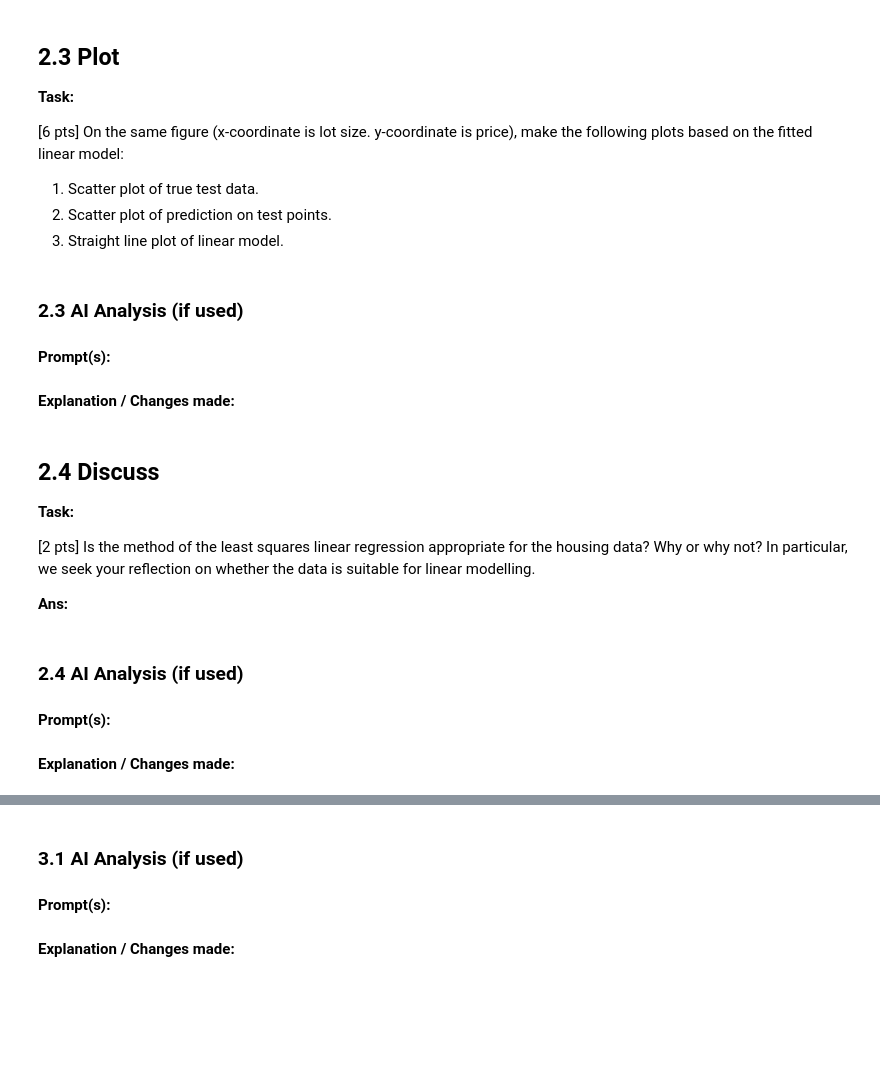
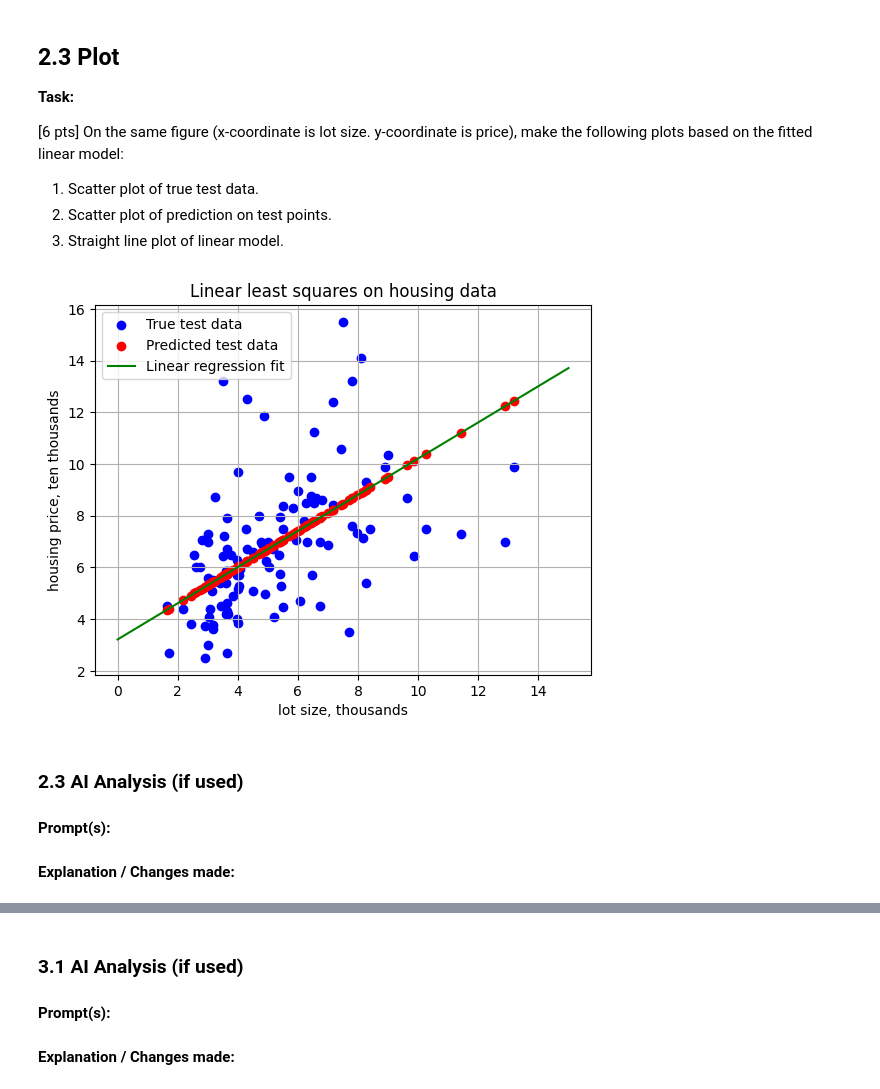
Before and after one commit to jingaling00/intro-data-science-spring26, a Jupyter notebook: intro-ds-hw2-jyz.ipynb, the cells around one changed output, grey strips where cells are left out. Drawn from its saved outputs; the diff is of its cells as text; code cells hidden in the pictures; blank space fills up the shorter version.

```diff
--- a/intro-ds-hw2-jyz.ipynb
+++ b/intro-ds-hw2-jyz.ipynb
@@ -151,0 +145,9 @@ print('beta1 = ', reg.coef_[0,0])
+# %%
+from sklearn.linear_model import LinearRegression
+# TODO use sklearn
+x_reg = x_train.reshape(-1, 1)
+model = LinearRegression()
+reg = model.fit(x_reg, y_train)
+
+print('beta0 = ', reg.intercept_) # got error from intercept_[0]
+print('beta1 = ', reg.coef_[0]) # got error from coef_[0,0]
@@ -162,7 +167,8 @@ print('beta1 = ', reg.coef_[0,0])
 [2 pts] Use your sklearn fitted model to make a prediction about the `y` on the test dataset. Name the predicted values of `y_test_pred`.
 # %%
 # TODO predict on the test set
-Y_test_pred = None
+x_test_pred = x_test.reshape(-1,1)
+Y_test_pred = model.predict(x_test_pred)
 # %% [markdown]
 ### 2.2 AI Analysis (if used)
 
@@ -180,29 +186,24 @@ Y_test_pred = None
 # %%
 # TODO plot
 
+plt.scatter(x_test, y_test, c = 'blue', label = 'True test data')
+plt.scatter(x_test, Y_test_pred, c = 'red', label = 'Predicted test data')
+
+x1 = np.linspace(0, 15, 500)
+y1 = x1 * reg.coef_[0] + reg.intercept_
+plt.plot(x1, y1, c = 'green', label = 'Linear regression fit')
 
 plt.title('Linear least squares on housing data')
 plt.xlabel('lot size, thousands')
 plt.ylabel('housing price, ten thousands')
 plt.legend()
 plt.grid()
 plt.show()
+# %% [output]
+[figure, added]
 # %% [markdown]
 ### 2.3 AI Analysis (if used)
 
 #### Prompt(s):
 
 #### Explanation / Changes made:
-# %% [markdown]
-## 2.4 Discuss
-**Task:**
-
-[2 pts] Is the method of the least squares linear regression appropriate for the housing data? Why or why not? In particular, we seek your reflection on whether the data is suitable for linear modelling.
-
-**Ans:**
-# %% [markdown]
-### 2.4 AI Analysis (if used)
-
-#### Prompt(s):
-
-#### Explanation / Changes made:
```
Also changed, not shown: parts of 7 cells of this notebook.
